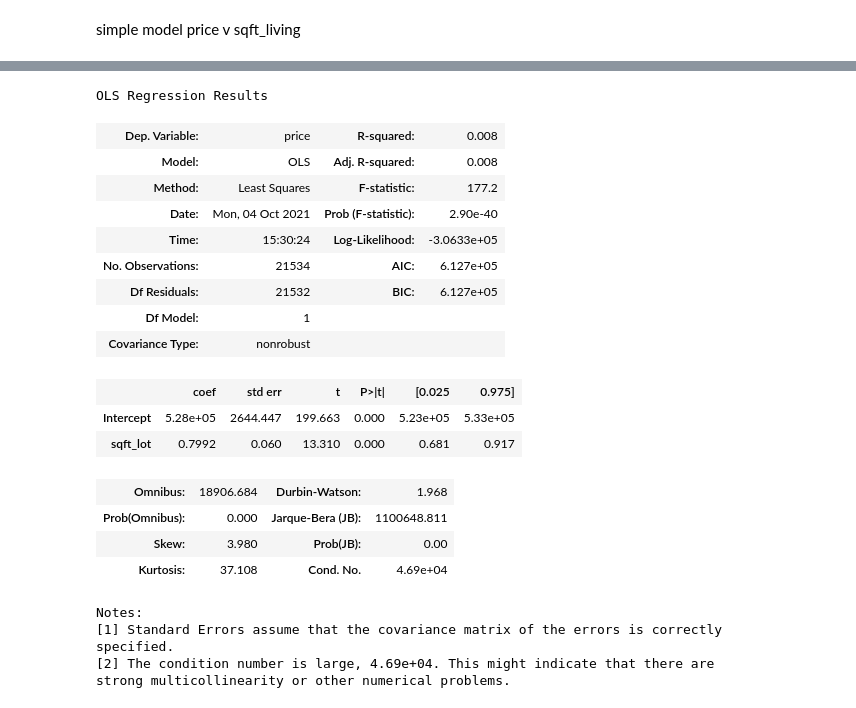
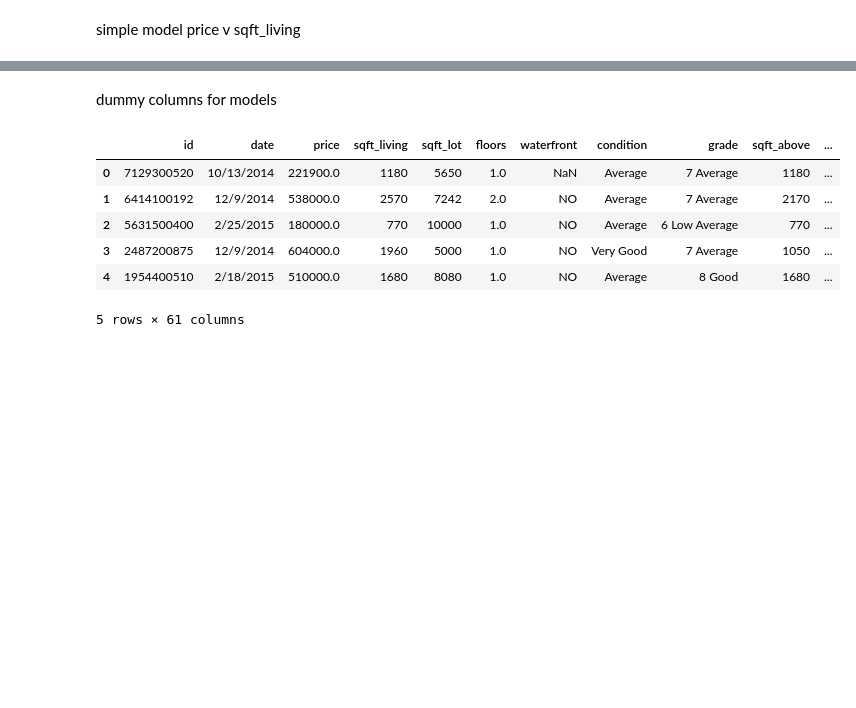
Before and after one commit to Jyve00/King-County-Housing-, a Jupyter notebook: notebooks/Tony/Untitled.ipynb, the cells around one changed output, grey strips where cells are left out. Drawn from its saved outputs; the diff is of its cells as text; code cells hidden in the pictures; blank space fills up the shorter version.

```diff
--- a/notebooks/Tony/Untitled.ipynb
+++ b/notebooks/Tony/Untitled.ipynb
@@ -305,25 +285,20 @@ sqftlot_s_model = sqftlot_s_model = ols(formula = sqftlot_s_form, data = df2).fi
-# %%
-sqftlot_s_summary = sqftlot_s_model.summary()
-sqftlot_s_summary
-# %% [output]
-OLS Regression Results
-| Dep. Variable: | price | R-squared: | 0.008 |
-| Model: | OLS | Adj. R-squared: | 0.008 |
-| Method: | Least Squares | F-statistic: | 177.2 |
-| Date: | Mon, 04 Oct 2021 | Prob (F-statistic): | 2.90e-40 |
-| Time: | 15:30:24 | Log-Likelihood: | -3.0633e+05 |
-| No. Observations: | 21534 | AIC: | 6.127e+05 |
-| Df Residuals: | 21532 | BIC: | 6.127e+05 |
-| Df Model: | 1 |  |  |
-| Covariance Type: | nonrobust |  |  |
-|  | coef | std err | t | P>|t| | [0.025 | 0.975] |
-| Intercept | 5.28e+05 | 2644.447 | 199.663 | 0.000 | 5.23e+05 | 5.33e+05 |
-| sqft_lot | 0.7992 | 0.060 | 13.310 | 0.000 | 0.681 | 0.917 |
-| Omnibus: | 18906.684 | Durbin-Watson: | 1.968 |
-| Prob(Omnibus): | 0.000 | Jarque-Bera (JB): | 1100648.811 |
-| Skew: | 3.980 | Prob(JB): | 0.00 |
-| Kurtosis: | 37.108 | Cond. No. | 4.69e+04 |
-Notes:
-[1] Standard Errors assume that the covariance matrix of the errors is correctly specified.
-[2] The condition number is large, 4.69e+04. This might indicate that there are
-strong multicollinearity or other numerical problems.
+# %% [markdown]
+dummy columns for models
+# %%
+view_dummies =  pd.get_dummies(df2['view'], prefix='v', drop_first=True)
+bed_dummies = pd.get_dummies(df2['bedrooms'], prefix='bed', drop_first=True)
+bath_dummies = pd.get_dummies(df2['bathrooms'], prefix='bath', drop_first=True)
+# %%
+df2 = df2.drop(['view','bedrooms','bathrooms'], axis=1)
+# %%
+df2 = pd.concat([df2,view_dummies,bed_dummies,bath_dummies], axis=1)
+# %%
+df2.head()
+# %% [output]
+|  | id | date | price | sqft_living | sqft_lot | floors | waterfront | condition | grade | sqft_above | ... |
+| 0 | 7129300520 | 10/13/2014 | 221900.0 | 1180 | 5650 | 1.0 | NaN | Average | 7 Average | 1180 | ... |
+| 1 | 6414100192 | 12/9/2014 | 538000.0 | 2570 | 7242 | 2.0 | NO | Average | 7 Average | 2170 | ... |
+| 2 | 5631500400 | 2/25/2015 | 180000.0 | 770 | 10000 | 1.0 | NO | Average | 6 Low Average | 770 | ... |
+| 3 | 2487200875 | 12/9/2014 | 604000.0 | 1960 | 5000 | 1.0 | NO | Very Good | 7 Average | 1050 | ... |
+| 4 | 1954400510 | 2/18/2015 | 510000.0 | 1680 | 8080 | 1.0 | NO | Average | 8 Good | 1680 | ... |
+5 rows × 61 columns
```
Also changed, not shown: parts of 18 cells of this notebook.
